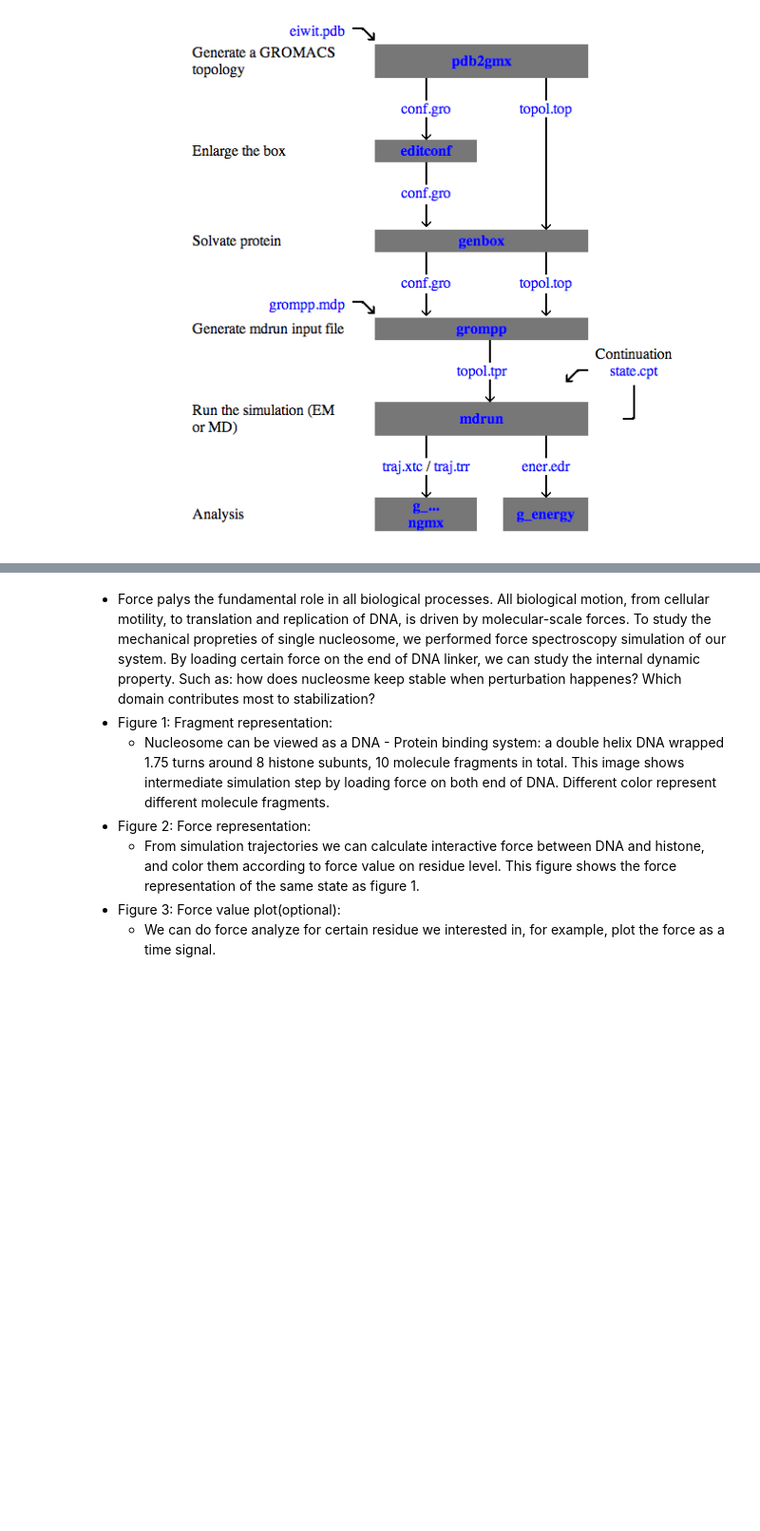
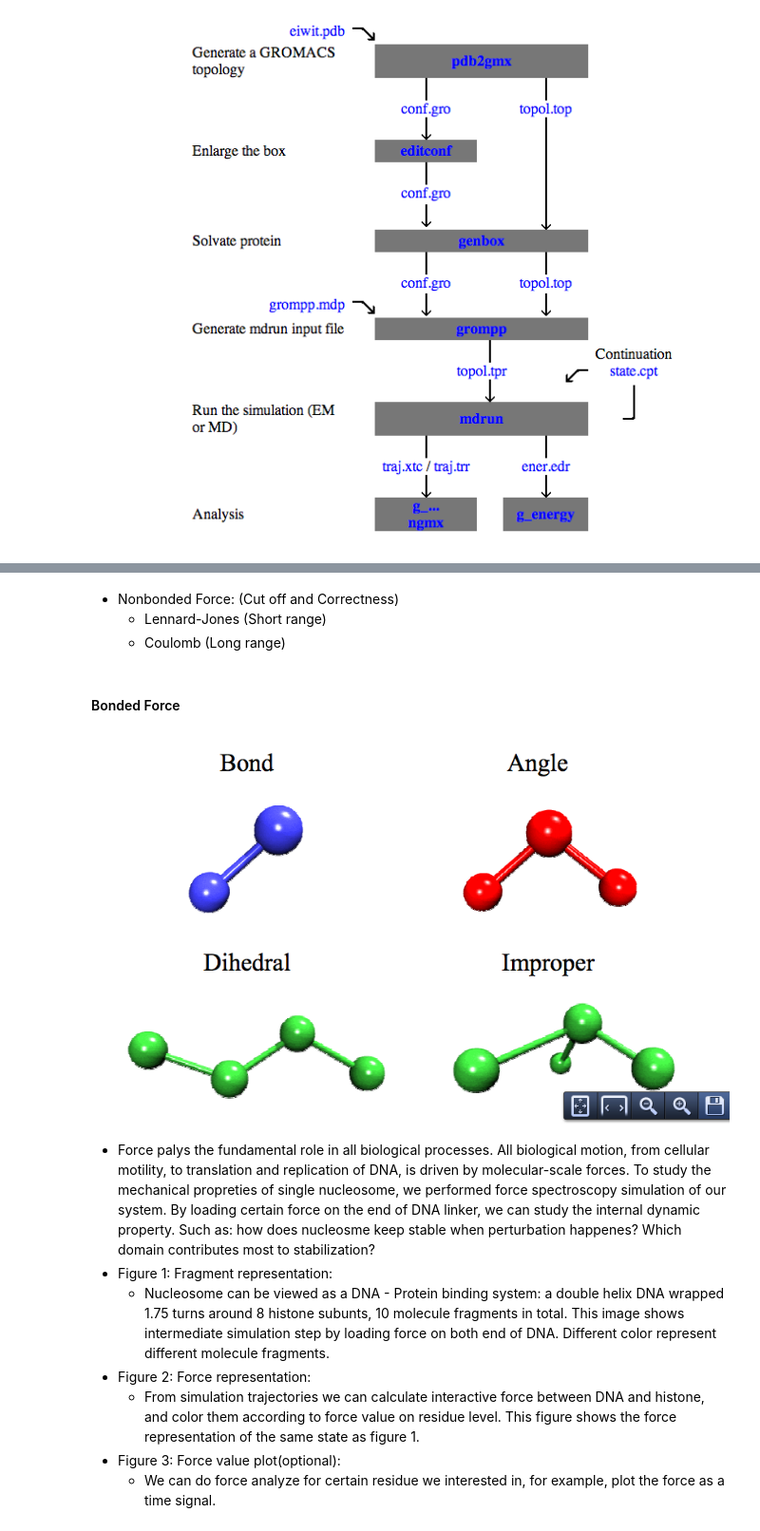
Before and after one commit to chenleo/ipynotebook, a Jupyter notebook: Force_Analyze.ipynb, the cells around one changed output, grey strips where cells are left out. Shown at 95% size. Saved outputs shown, nothing was run; the diff lists cells and outputs as text; code cells hidden in the pictures; blank space fills up the shorter version.

```diff
--- a/Force_Analyze.ipynb
+++ b/Force_Analyze.ipynb
@@ -58,3 +149,14 @@ Image("gromacs_flow_chart.png")
+# %% [markdown]
+* Nonbonded Force: (Cut off and Correctness)
+    * Lennard-Jones (Short range)
+    * Coulomb (Long range)
+# %% [markdown]
+<h4>Bonded Force</h4>
+# %%
+#Bonded force
+Image("bonded_force.png")
+# %% [output]
+[figure, added]
 # %% [markdown]
 * Force palys the fundamental role in all biological processes. All biological motion, from cellular motility, to translation and replication of DNA, is driven by molecular-scale forces. To study the mechanical propreties of single nucleosome, we performed force spectroscopy simulation of our system. By loading certain force on the end of DNA linker, we can study the internal dynamic property. Such as: how does nucleosme keep stable when perturbation happenes? Which domain contributes most to stabilization?
 * Figure 1: Fragment representation:
```
Also changed, not shown: parts of 34 cells of this notebook, 2 other files.
